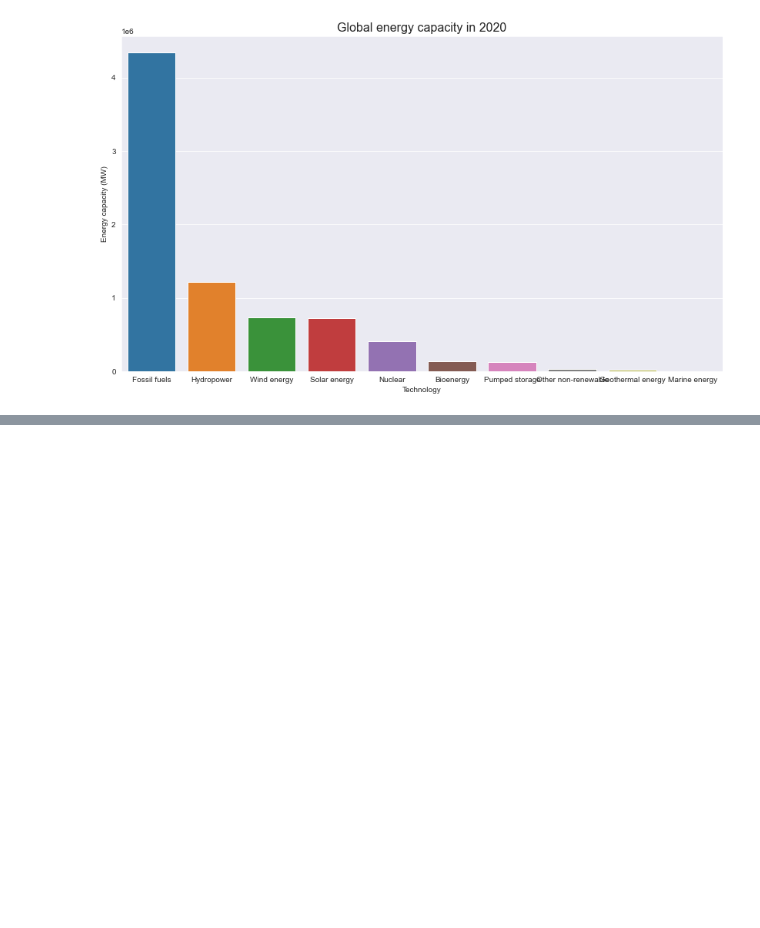
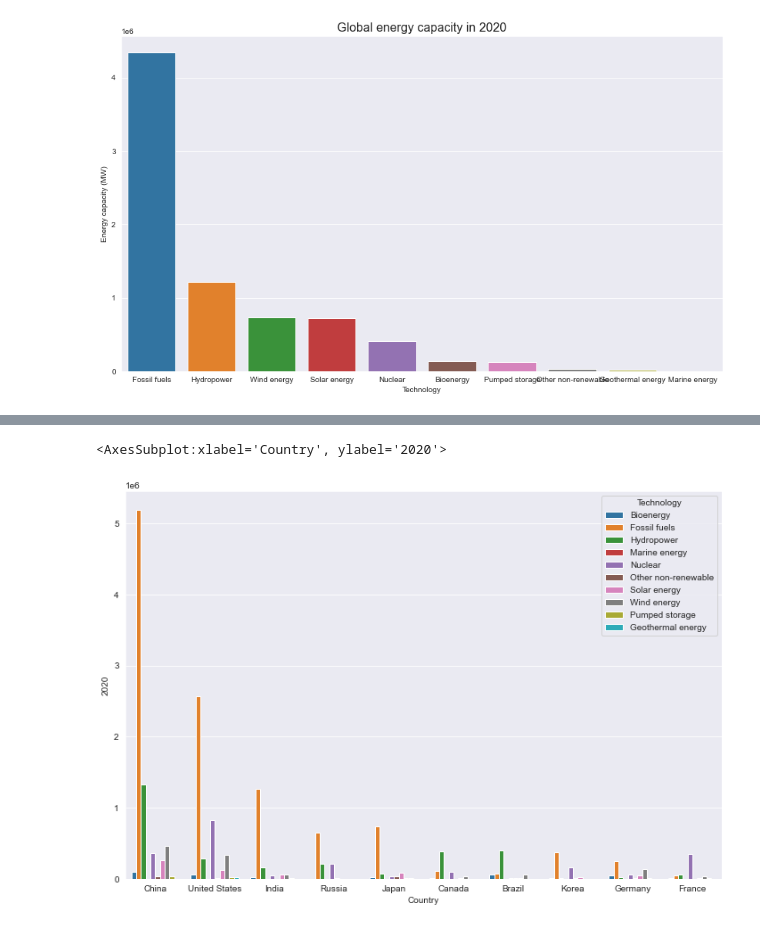
Before and after one commit to tomhtlnd/energy-transition-in-data, a Jupyter notebook: energy transition.ipynb, the cells around one changed output, grey strips where cells are left out. Cells and saved outputs as stored; diff of their text form; code cells hidden in the pictures; blank space fills up the shorter version.

```diff
--- a/energy transition.ipynb
+++ b/energy transition.ipynb
@@ -101,3 +105,16 @@ plt.title('Global energy capacity in 2020', fontsize=16)
 plt.show()
 # %% [output]
 [figure]
+# %%
+df_countries = df_energy.dropna(subset=['ISO2'])
+df_countries = df_countries[df_countries['Indicator'] == 'Electricity Generation']
+
+country_gen = df_countries.groupby('Country').sum()['2020']
+country_gen = country_gen.sort_values(ascending=False)
+country_gen = country_gen.reset_index()
+top_10_gen = country_gen.iloc[:10]
+
+df_top_10 = df_countries[df_countries['Country'].isin(top_10_gen['Country'].tolist())]
+df_top_10 = df_top_10.groupby(['Country', 'Technology']).sum()['2020']
+df_top_10 = df_top_10.reset_index()
+top_10_gen['Country'].to_list()
@@ -103,0 +132,6 @@ plt.show()
+# %%
+plt.figure(figsize=(12, 8))
+sns.barplot(data=df_top_10, x='Country', y='2020', hue='Technology', order=top_10_gen['Country'].tolist())
+# %% [output]
+<AxesSubplot:xlabel='Country', ylabel='2020'>
+[figure, added]
```
Also changed, not shown: parts of 5 cells of this notebook, 10 other files.
